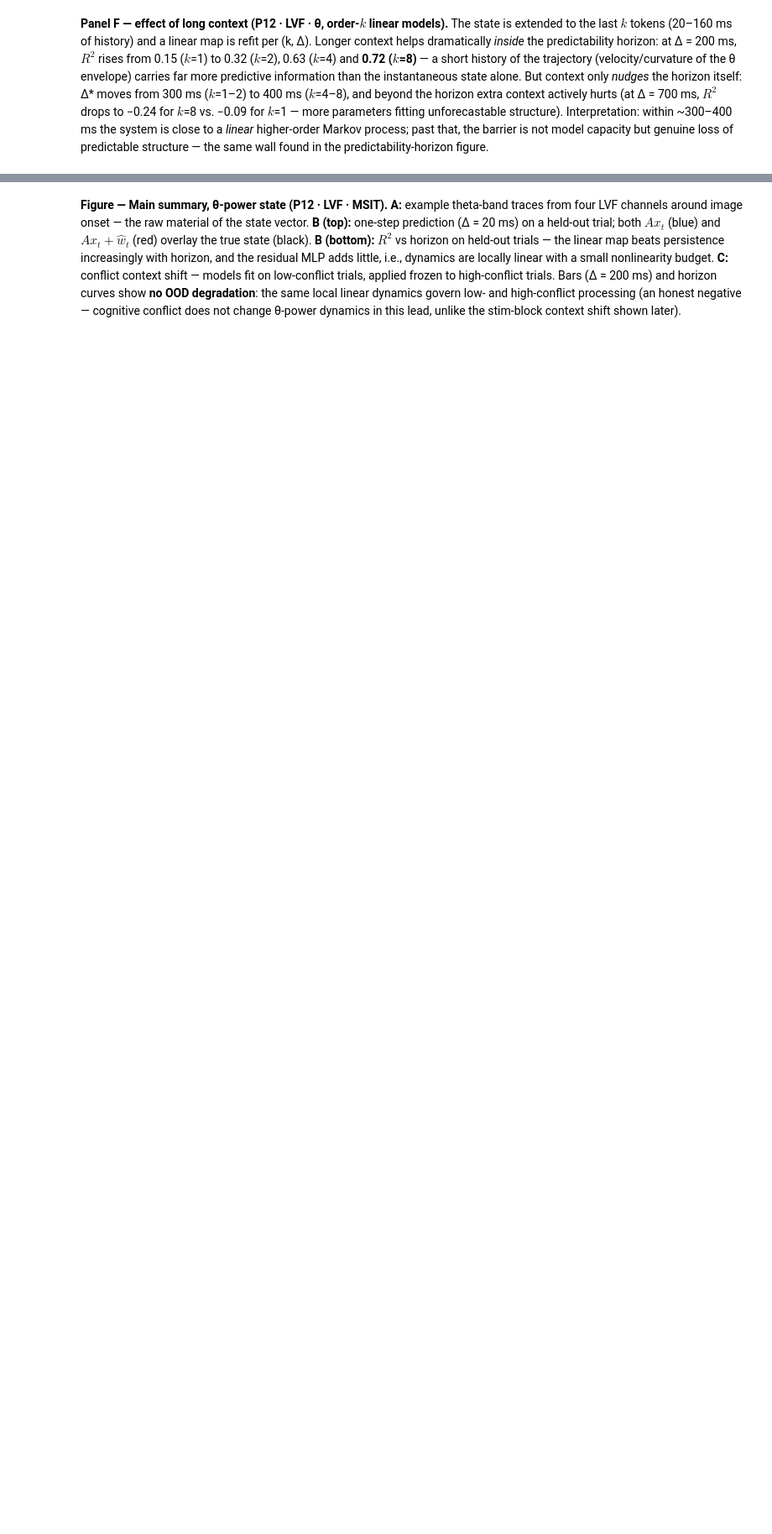
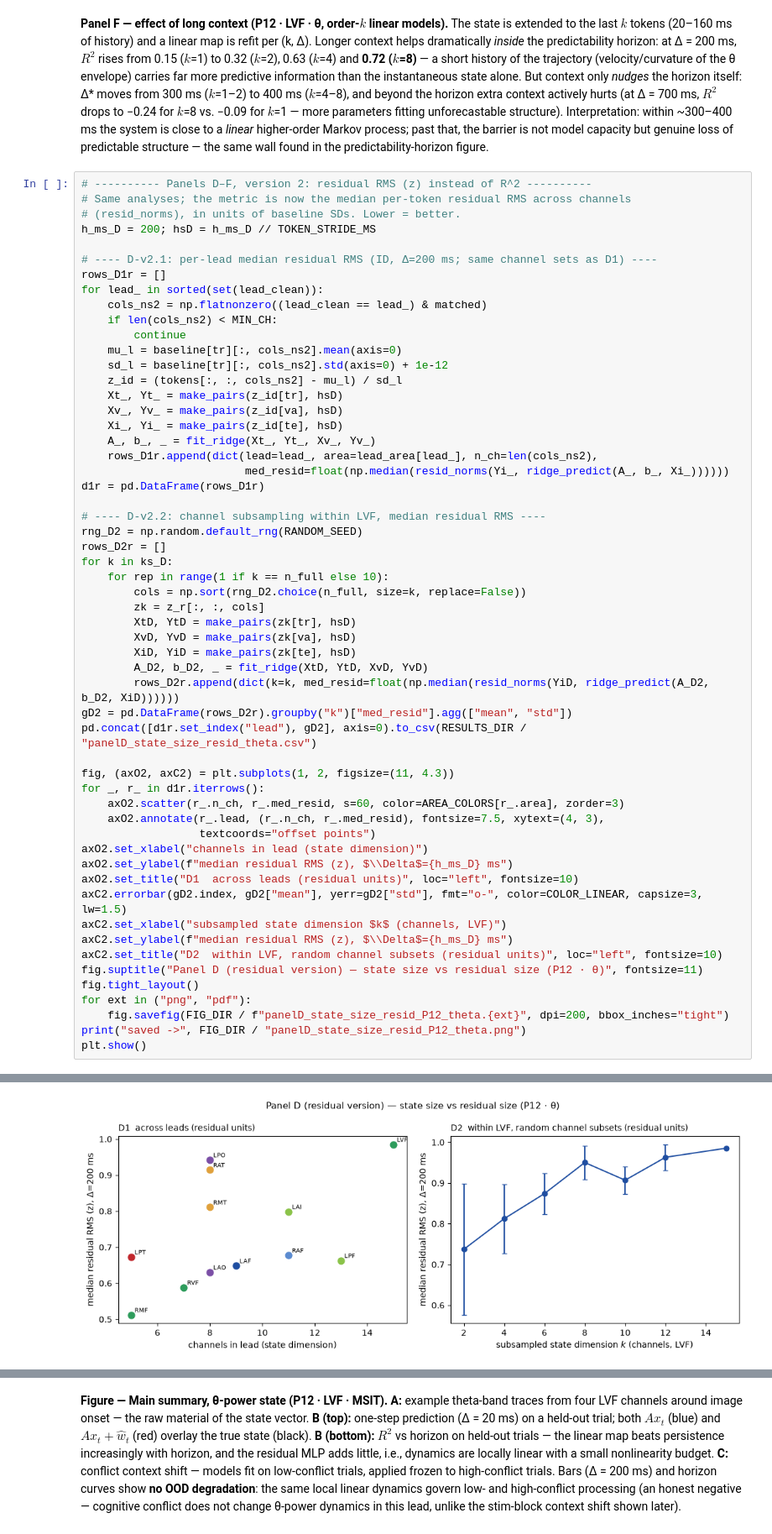
Before and after one commit to rgs2151/controller, a Jupyter notebook: NeuroAnalysis/brain_local_linearization.ipynb, the cells around one changed output, grey strips where cells are left out. Shown at 84% size. Saved outputs shown, nothing was run; the diff lists cells and outputs as text; blank space fills up the shorter version.

Commit message:
panels D-F residual-unit versions (residual RMS instead of R2)

```diff
--- a/NeuroAnalysis/brain_local_linearization.ipynb
+++ b/NeuroAnalysis/brain_local_linearization.ipynb
@@ -1535,3 +1535,60 @@ saved -> /teamspace/studios/this_studio/LinearLLMDynamic/NeuroAnalysis/figures/p
 [figure]
 # %% [markdown]
 **Panel F — effect of long context (P12 · LVF · θ, order-$k$ linear models).** The state is extended to the last $k$ tokens (20–160 ms of history) and a linear map is refit per (k, Δ). Longer context helps dramatically *inside* the predictability horizon: at Δ = 200 ms, $R^2$ rises from 0.15 ($k$=1) to 0.32 ($k$=2), 0.63 ($k$=4) and **0.72 ($k$=8)** — a short history of the trajectory (velocity/curvature of the θ envelope) carries far more predictive information than the instantaneous state alone. But context only *nudges* the horizon itself: Δ\* moves from 300 ms ($k$=1–2) to 400 ms ($k$=4–8), and beyond the horizon extra context actively hurts (at Δ = 700 ms, $R^2$ drops to −0.24 for $k$=8 vs. −0.09 for $k$=1 — more parameters fitting unforecastable structure). Interpretation: within ~300–400 ms the system is close to a *linear* higher-order Markov process; past that, the barrier is not model capacity but genuine loss of predictable structure — the same wall found in the predictability-horizon figure.
+# %%
+# ---------- Panels D–F, version 2: residual RMS (z) instead of R^2 ----------
+# Same analyses; the metric is now the median per-token residual RMS across channels
+# (resid_norms), in units of baseline SDs. Lower = better.
+h_ms_D = 200; hsD = h_ms_D // TOKEN_STRIDE_MS
+
+# ---- D-v2.1: per-lead median residual RMS (ID, Δ=200 ms; same channel sets as D1) ----
+rows_D1r = []
+for lead_ in sorted(set(lead_clean)):
+    cols_ns2 = np.flatnonzero((lead_clean == lead_) & matched)
+    if len(cols_ns2) < MIN_CH:
+        continue
+    mu_l = baseline[tr][:, cols_ns2].mean(axis=0)
+    sd_l = baseline[tr][:, cols_ns2].std(axis=0) + 1e-12
+    z_id = (tokens[:, :, cols_ns2] - mu_l) / sd_l
+    Xt_, Yt_ = make_pairs(z_id[tr], hsD)
+    Xv_, Yv_ = make_pairs(z_id[va], hsD)
+    Xi_, Yi_ = make_pairs(z_id[te], hsD)
+    A_, b_, _ = fit_ridge(Xt_, Yt_, Xv_, Yv_)
+    rows_D1r.append(dict(lead=lead_, area=lead_area[lead_], n_ch=len(cols_ns2),
+                         med_resid=float(np.median(resid_norms(Yi_, ridge_predict(A_, b_, Xi_))))))
+d1r = pd.DataFrame(rows_D1r)
+
+# ---- D-v2.2: channel subsampling within LVF, median residual RMS ----
+rng_D2 = np.random.default_rng(RANDOM_SEED)
+rows_D2r = []
+for k in ks_D:
+    for rep in range(1 if k == n_full else 10):
+        cols = np.sort(rng_D2.choice(n_full, size=k, replace=False))
+        zk = z_r[:, :, cols]
+        XtD, YtD = make_pairs(zk[tr], hsD)
+        XvD, YvD = make_pairs(zk[va], hsD)
+        XiD, YiD = make_pairs(zk[te], hsD)
+        A_D2, b_D2, _ = fit_ridge(XtD, YtD, XvD, YvD)
+        rows_D2r.append(dict(k=k, med_resid=float(np.median(resid_norms(YiD, ridge_predict(A_D2, b_D2, XiD))))))
+gD2 = pd.DataFrame(rows_D2r).groupby("k")["med_resid"].agg(["mean", "std"])
+pd.concat([d1r.set_index("lead"), gD2], axis=0).to_csv(RESULTS_DIR / "panelD_state_size_resid_theta.csv")
+
+fig, (axO2, axC2) = plt.subplots(1, 2, figsize=(11, 4.3))
+for _, r_ in d1r.iterrows():
+    axO2.scatter(r_.n_ch, r_.med_resid, s=60, color=AREA_COLORS[r_.area], zorder=3)
+    axO2.annotate(r_.lead, (r_.n_ch, r_.med_resid), fontsize=7.5, xytext=(4, 3),
+                  textcoords="offset points")
+axO2.set_xlabel("channels in lead (state dimension)")
+axO2.set_ylabel(f"median residual RMS (z), $\\Delta$={h_ms_D} ms")
+axO2.set_title("D1  across leads (residual units)", loc="left", fontsize=10)
+axC2.errorbar(gD2.index, gD2["mean"], yerr=gD2["std"], fmt="o-", color=COLOR_LINEAR, capsize=3, lw=1.5)
+axC2.set_xlabel("subsampled state dimension $k$ (channels, LVF)")
+axC2.set_ylabel(f"median residual RMS (z), $\\Delta$={h_ms_D} ms")
+axC2.set_title("D2  within LVF, random channel subsets (residual units)", loc="left", fontsize=10)
+fig.suptitle("Panel D (residual version) — state size vs residual size (P12 · θ)", fontsize=11)
+fig.tight_layout()
+for ext in ("png", "pdf"):
+    fig.savefig(FIG_DIR / f"panelD_state_size_resid_P12_theta.{ext}", dpi=200, bbox_inches="tight")
+print("saved ->", FIG_DIR / "panelD_state_size_resid_P12_theta.png")
+plt.show()
+# %% [output]
@@ -1537,0 +1596 @@ saved -> /teamspace/studios/this_studio/LinearLLMDynamic/NeuroAnalysis/figures/p
+[figure, added]
```
Also changed, not shown: parts of 6 cells of this notebook, 9 other files.
